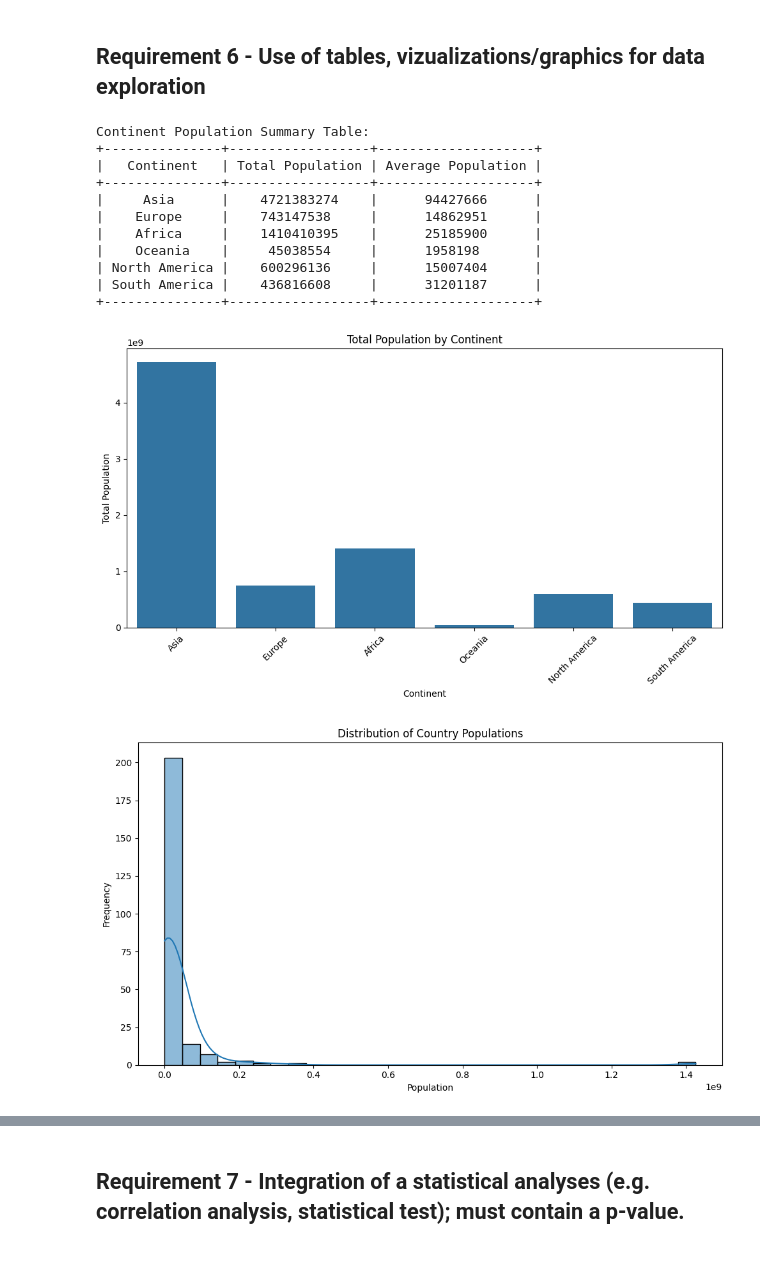
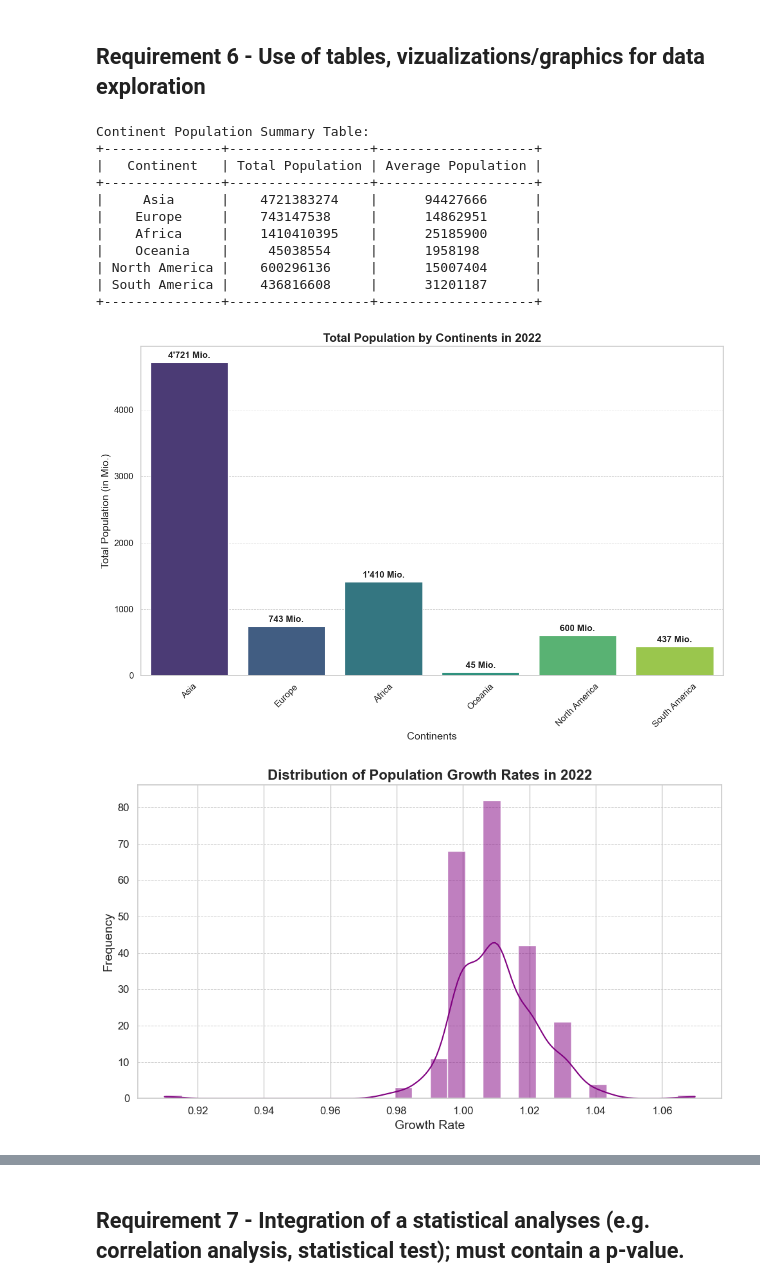
Before and after one commit to Ravinsen/projectwork_SP_FS2024_group05, a Jupyter notebook: project.ipynb, the cells around one changed output, grey strips where cells are left out. Drawn from its saved outputs; the diff is of its cells as text; code cells hidden in the pictures; blank space fills up the shorter version.

```diff
--- a/project.ipynb
+++ b/project.ipynb
@@ -294,58 +296,85 @@ Countries with population greater than 5000000:
 # %% [markdown]
 ## Requirement 6 - Use of tables, vizualizations/graphics for data exploration
 # %%
-# Step 1: Initialize the PopulationData class with the DataFrame
+#Initialize the PopulationData class with the DataFrame
 population_data = PopulationData(df)
 
-# Step 2: Add population category
+#Add population category
 population_data.add_population_category()
 
-# Step 3: Calculate continent population summary
+#Calculate continent population summary
 population_data.calculate_continent_summary()
 continent_summary = population_data.get_continent_summary()
 
-# Step 4: Display continent summary as a table
+#Display continent summary as a table
 table = [[continent, summary['Total Population'], summary['Average Population']] for continent, summary in continent_summary.items()]
 print("\nContinent Population Summary Table:")
 print(tabulate(table, headers=['Continent', 'Total Population', 'Average Population'], tablefmt='pretty'))
 
-# Step 5: Bar plot of total population by continent
+#Bar plot of total population by continent
 continent_df = pd.DataFrame(continent_summary).T.reset_index().rename(columns={'index': 'Continent'})
-plt.figure(figsize=(10, 6))
-sns.barplot(data=continent_df, x='Continent', y='Total Population')
-plt.title('Total Population by Continent')
-plt.xlabel('Continent')
-plt.ylabel('Total Population')
-plt.xticks(rotation=45)
+continent_df['Total Population'] = continent_df['Total Population'] / 1e6
+sns.set(style="whitegrid")
+plt.figure(figsize=(12, 8))
+barplot = sns.barplot(data=continent_df, x='Continent', y='Total Population', palette='viridis')
+plt.title('Total Population by Continents in 2022', fontsize=16, fontweight='bold')
+plt.xlabel('Continents', fontsize=14)
+plt.ylabel('Total Population (in Mio.)', fontsize=14)
+plt.xticks(rotation=45, fontsize=12)
+plt.yticks(fontsize=12)
+
+for p in barplot.patches:
+    barplot.annotate(f"{p.get_height():,.0f}".replace(",", "'") + " Mio.",
+                     (p.get_x() + p.get_width() / 2., p.get_height()),
+                     ha='center', va='center',
+                     xytext=(0, 9),
+                     textcoords='offset points',
+                     fontsize=12, fontweight='bold')
+
+plt.grid(axis='y', linestyle='--', linewidth=0.7)
 plt.tight_layout()
+plt.savefig('Charts/1. Bar plot_Total Population by continent.png')
 plt.show()
 
-# Step 6: Histogram of country populations
+
+#Histogram of the population growth rates from 2022
 plt.figure(figsize=(10, 6))
-sns.histplot(df['Population_2022'], bins=30, kde=True)
-plt.title('Distribution of Country Populations')
-plt.xlabel('Population')
-plt.ylabel('Frequency')
+sns.histplot(df['Growth_Rate'], bins=30, kde=True, color='purple')
+plt.title('Distribution of Population Growth Rates in 2022', fontsize=16, fontweight='bold')
+plt.xlabel('Growth Rate', fontsize=14)
+plt.ylabel('Frequency', fontsize=14)
+plt.xticks(fontsize=12)
+plt.yticks(fontsize=12)
+plt.grid(axis='y', linestyle='--', linewidth=0.7)
 plt.tight_layout()
+plt.savefig('Charts/2. Histogram_Population Growth Rates.png')
 plt.show()
 
-# Step 7: Pie chart of population categories
+#Pie chart of population categories
 category_counts = df['Population Category'].value_counts()
-plt.figure(figsize=(8, 8))
-plt.pie(category_counts, labels=category_counts.index, autopct='%1.1f%%', startangle=140, colors=sns.color_palette("pastel"))
-plt.title('Proportion of Countries by Population Category')
+sns.set(style="whitegrid")
+plt.figure(figsize=(10, 8))
+plt.pie(category_counts,
+        labels=category_counts.index,
+        autopct='%1.1f%%',
+        startangle=140,
+        colors=sns.color_palette("viridis", len(category_counts)),
+        wedgeprops=dict(edgecolor='w'))
+plt.title('Proportion of Countries by Population Category in 2022', fontsize=16, fontweight='bold')
+plt.tight_layout()
+plt.savefig('Charts/3. Pie chart_Population Categories.png')
 plt.show()
 # %% [output]
 Continent Population Summary Table:
 +---------------+------------------+--------------------+
 |   Continent   | Total Population | Average Population |
 +---------------+------------------+--------------------+
 |     Asia      |    4721383274    |      94427666      |
 |    Europe     |    743147538     |      14862951      |
 |    Africa     |    1410410395    |      25185900      |
 |    Oceania    |     45038554     |      1958198       |
 | North America |    600296136     |      15007404      |
 | South America |    436816608     |      31201187      |
 +---------------+------------------+--------------------+
-[figure, old version]
+[figure, new version]
-[figure, old version]
+[figure, new version]
```
Also changed, not shown: parts of 3 cells of this notebook, 6 other files.
